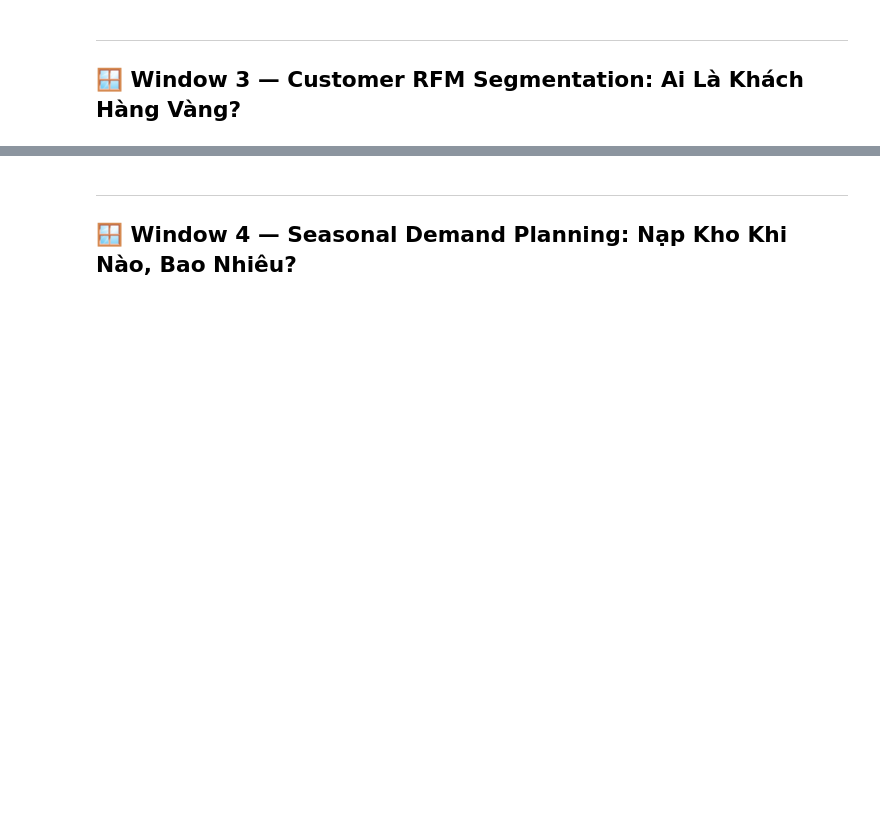
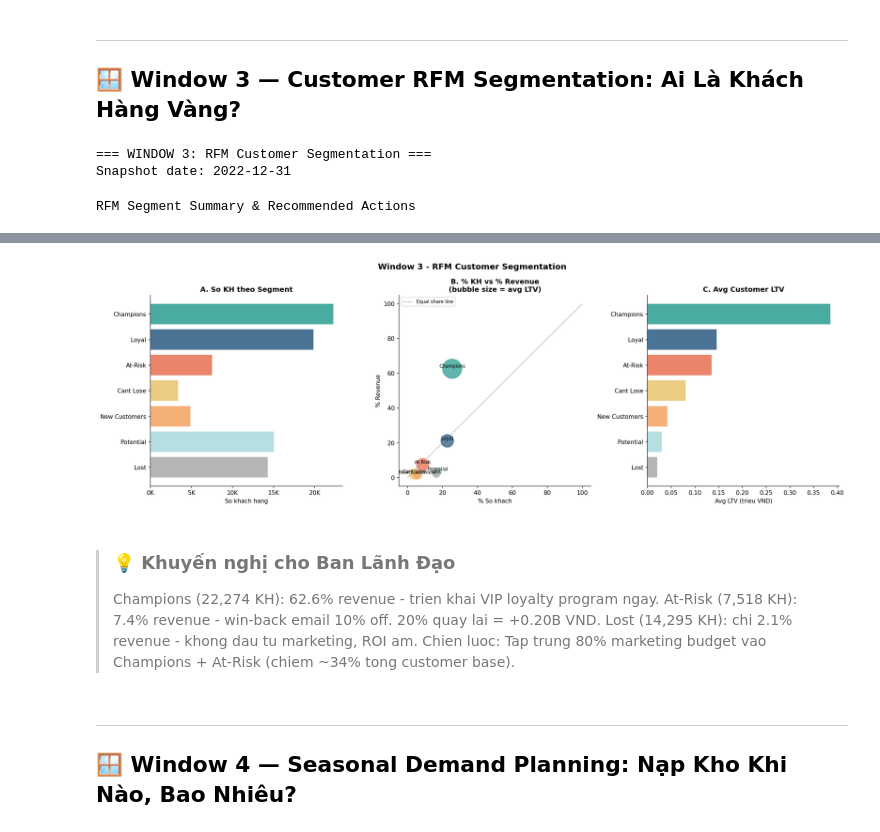
Before and after one commit to kori0494/datathon_work, a Jupyter notebook: notebook/Phase_1_EDA.ipynb, the cells around one changed output, grey strips where cells are left out. Saved outputs shown, nothing was run; the diff lists cells and outputs as text; code cells hidden in the pictures; blank space fills up the shorter version.

```diff
--- a/notebook/Phase_1_EDA.ipynb
+++ b/notebook/Phase_1_EDA.ipynb
@@ -487,19 +609,25 @@ rfm['Monetary'] = rfm['Monetary'].fillna(0).clip(lower=0)
 
 # ── 3b. Score R, F, M (1-5) — dùng rank() để tránh duplicate bin edges ───────
 def safe_qcut(series, q, labels, ascending=True):
-    """qcut an toàn: fallback sang rank nếu có quá nhiều duplicates."""
+    """qcut an toàn: fallback sang rank nếu có quá nhiều duplicates.
+
+    Lưu ý: pd.qcut luôn map bin thấp nhất -> labels[0], cao nhất -> labels[-1].
+    - ascending=True  (R_score): giá trị thấp (Recency nhỏ = mới) nên nhận score cao -> labels=[5,4,3,2,1]
+    - ascending=False (F,M score): giá trị cao nên nhận score cao -> labels=[1,2,3,4,5]
+    Cả hai trường hợp đều truyền labels trực tiếp vào qcut (KHÔNG đảo ngược).
+    """
     try:
-        if ascending:
-            return pd.qcut(series, q, labels=labels, duplicates='drop').astype(int)
-        else:
-            return pd.qcut(series, q, labels=labels[::-1], duplicates='drop').astype(int)
+        return pd.qcut(series, q, labels=labels, duplicates='drop').astype(int)
     except Exception:
-        ranked = series.rank(method='first', ascending=ascending)
+        ranked = series.rank(method='first', ascending=True)
         return pd.qcut(ranked, q, labels=labels, duplicates='drop').astype(int)
 
+# R_score: Recency thấp (gần đây hơn) -> score cao hơn -> qcut maps thấp->labels[0]=5, cao->labels[-1]=1
 rfm['R_score'] = safe_qcut(rfm['Recency'],   5, [5,4,3,2,1], ascending=True)
-rfm['F_score'] = safe_qcut(rfm['Frequency'], 5, [1,2,3,4,5], ascending=False)
-rfm['M_score'] = safe_qcut(rfm['Monetary'],  5, [1,2,3,4,5], ascending=False)
+# F_score: Frequency cao -> score cao hơn -> qcut maps thấp->labels[0]=1, cao->labels[-1]=5
+rfm['F_score'] = safe_qcut(rfm['Frequency'], 5, [1,2,3,4,5], ascending=True)
+# M_score: Monetary cao -> score cao hơn -> qcut maps thấp->labels[0]=1, cao->labels[-1]=5
+rfm['M_score'] = safe_qcut(rfm['Monetary'],  5, [1,2,3,4,5], ascending=True)
 rfm['RFM_score'] = rfm['R_score'] + rfm['F_score'] + rfm['M_score']
 
 # ── 3c. Assign segments ───────────────────────────────────────────────────────
@@ -618,3 +746,7 @@ lines.append(f"Chien luoc: Tap trung 80% marketing budget vao Champions + At-Ris
              f"(chiem ~{champ_atrisk_pct:.0f}% tong customer base).")
 
 insight_box("  ".join(lines))
+# %% [output]
+=== WINDOW 3: RFM Customer Segmentation ===
+Snapshot date: 2022-12-31
+RFM Segment Summary & Recommended Actions
@@ -621,3 +761,6 @@ insight_box("  ".join(lines))
+[figure, added]
+> ### 💡 Khuyến nghị cho Ban Lãnh Đạo
+> Champions (22,274 KH): 62.6% revenue - trien khai VIP loyalty program ngay.  At-Risk (7,518 KH): 7.4% revenue - win-back email 10% off. 20% quay lai = +0.20B VND.  Lost (14,295 KH): chi 2.1% revenue - khong dau tu marketing, ROI am.  Chien luoc: Tap trung 80% marketing budget vao Champions + At-Risk (chiem ~34% tong customer base).
 # %% [markdown]
 ---
 ## 🪟 Window 4 — Seasonal Demand Planning: Nạp Kho Khi Nào, Bao Nhiêu?
```
Also changed, not shown: parts of 10 cells of this notebook, 4 other files.
